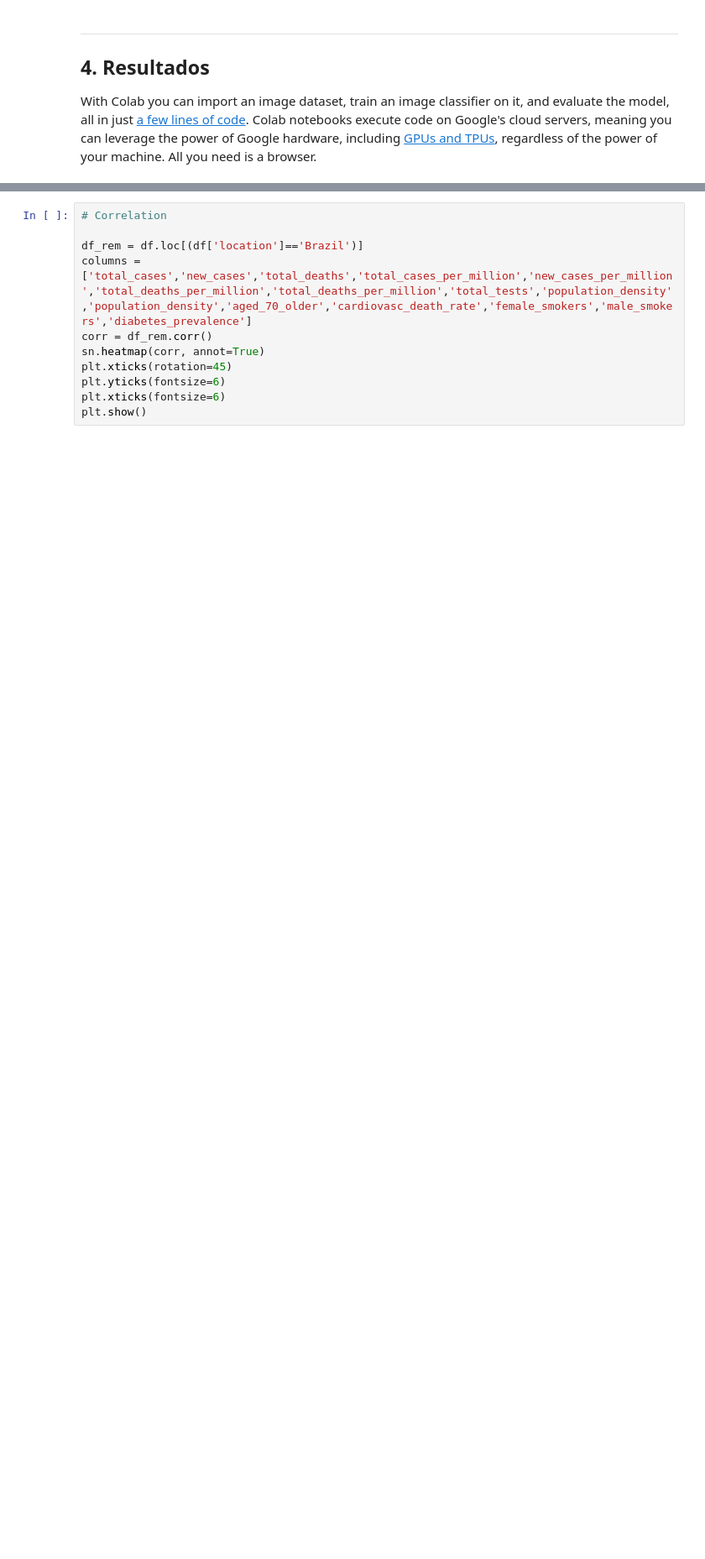
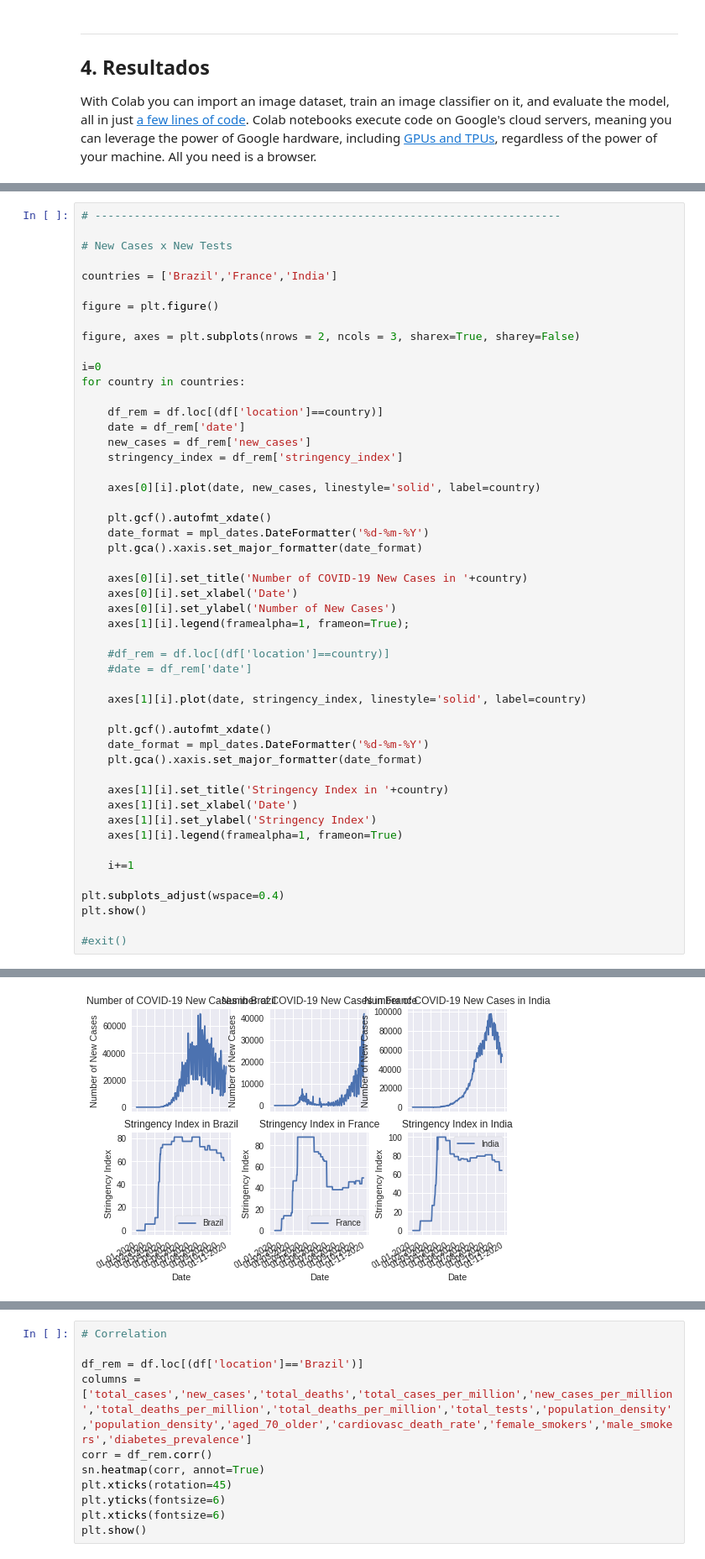
Before and after one commit to edilsondesouza/covid19, a Jupyter notebook: DataViz_DCC_UFMG_COVID19_Lucas_Edilson.ipynb, the cells around one changed output, grey strips where cells are left out. Shown at 84% size. Saved outputs shown, nothing was run; the diff lists cells and outputs as text; blank space fills up the shorter version.

```diff
--- a/DataViz_DCC_UFMG_COVID19_Lucas_Edilson.ipynb
+++ b/DataViz_DCC_UFMG_COVID19_Lucas_Edilson.ipynb
@@ -217,0 +247,51 @@ plt.show()
+# %%
+# -----------------------------------------------------------------------
+
+# New Cases x New Tests
+
+countries = ['Brazil','France','India']
+
+figure = plt.figure()
+
+figure, axes = plt.subplots(nrows = 2, ncols = 3, sharex=True, sharey=False)
+
+i=0
+for country in countries:
+
+	df_rem = df.loc[(df['location']==country)]
+	date = df_rem['date']
+	new_cases = df_rem['new_cases']
+	stringency_index = df_rem['stringency_index']
+
+	axes[0][i].plot(date, new_cases, linestyle='solid', label=country)
+
+	plt.gcf().autofmt_xdate()
+	date_format = mpl_dates.DateFormatter('%d-%m-%Y')
+	plt.gca().xaxis.set_major_formatter(date_format)
+
+	axes[0][i].set_title('Number of COVID-19 New Cases in '+country)
+	axes[0][i].set_xlabel('Date')
+	axes[0][i].set_ylabel('Number of New Cases')
+	axes[1][i].legend(framealpha=1, frameon=True);
+
+	#df_rem = df.loc[(df['location']==country)]
+	#date = df_rem['date']
+
+	axes[1][i].plot(date, stringency_index, linestyle='solid', label=country)
+
+	plt.gcf().autofmt_xdate()
+	date_format = mpl_dates.DateFormatter('%d-%m-%Y')
+	plt.gca().xaxis.set_major_formatter(date_format)
+
+	axes[1][i].set_title('Stringency Index in '+country)
+	axes[1][i].set_xlabel('Date')
+	axes[1][i].set_ylabel('Stringency Index')
+	axes[1][i].legend(framealpha=1, frameon=True)
+
+	i+=1
+
+plt.subplots_adjust(wspace=0.4)
+plt.show()
+
+#exit()
+# %% [output]
@@ -217,0 +302 @@ plt.show()
+[figure, added]
```
Also changed, not shown: parts of 6 cells of this notebook.
